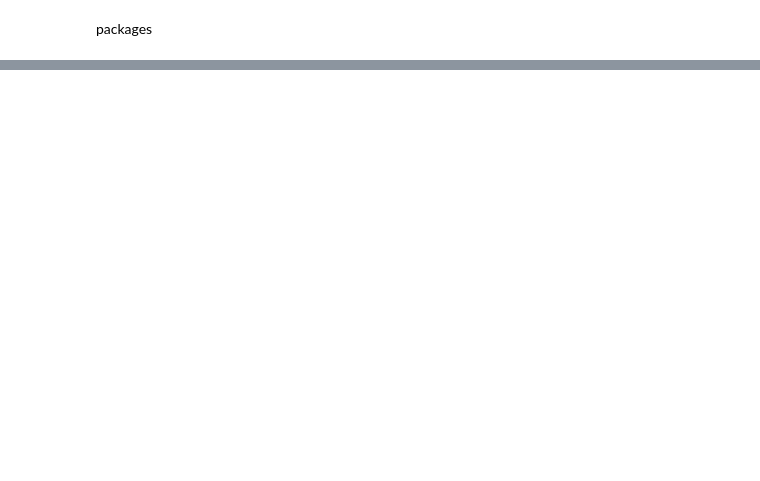
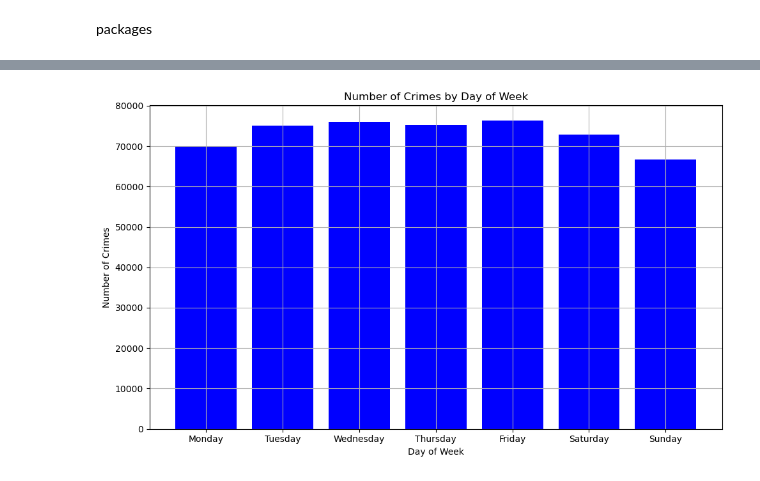
Before and after one commit to camilla47/CrimeCaseStudy, a Jupyter notebook: camilla_eda.ipynb, the cells around one changed output, grey strips where cells are left out. Cells and saved outputs as stored; diff of their text form; code cells hidden in the pictures; blank space fills up the shorter version.

```diff
--- a/camilla_eda.ipynb
+++ b/camilla_eda.ipynb
@@ -51,0 +78,19 @@ crime
+# %%
+# Group the data by weekend vs weekday and count the number of crimes for each category
+crime['DayOfWeek'] = crime['Date'].dt.day_name()
+crime_count_by_day = crime.groupby('DayOfWeek').size().reset_index(name='Crime Count')
+# Reindex the days of the week starting from Monday
+days_of_week = ['Monday', 'Tuesday', 'Wednesday', 'Thursday', 'Friday', 'Saturday', 'Sunday']
+crime_count_by_day = crime_count_by_day.set_index('DayOfWeek').reindex(days_of_week).reset_index()
+
+# Plot the timeline
+plt.figure(figsize=(10, 6))
+plt.bar(crime_count_by_day['DayOfWeek'], crime_count_by_day['Crime Count'], color='blue')
+plt.title('Number of Crimes by Day of Week')
+plt.xlabel('Day of Week')
+plt.ylabel('Number of Crimes')
+plt.grid(True)
+plt.tight_layout()
+plt.show()
+# %% [output]
+[figure, added]
```
Also changed, not shown: parts of 14 cells of this notebook.
